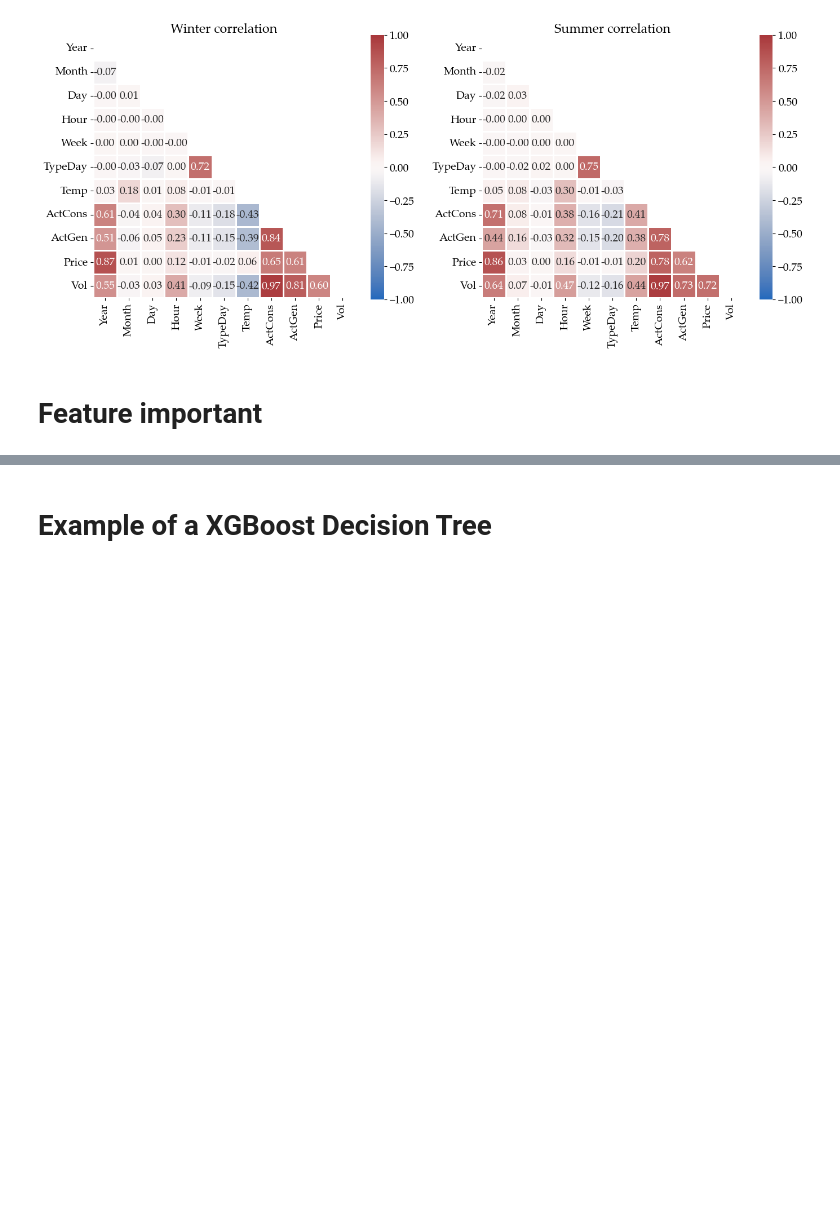
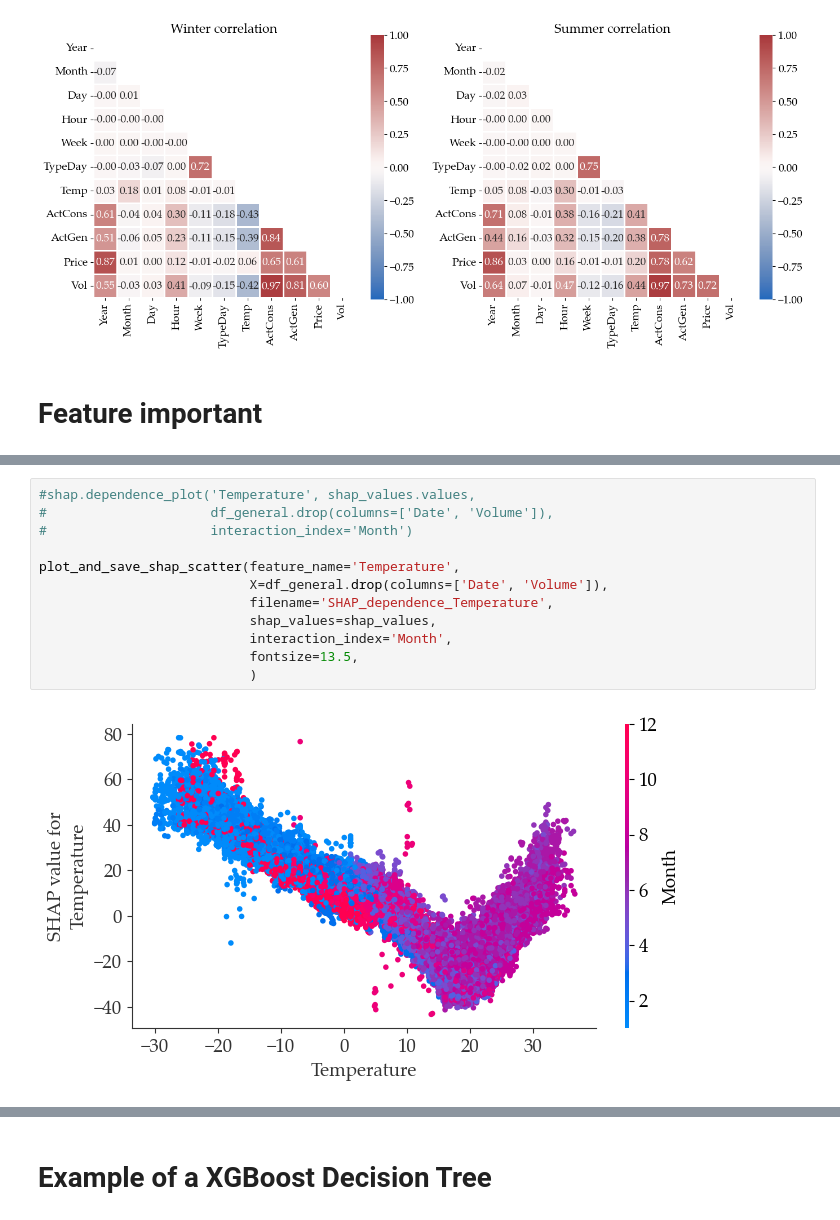
Before and after one commit to caapel/STLF, a Jupyter notebook: EDA.ipynb, the cells around one changed output, grey strips where cells are left out. Saved outputs shown, nothing was run; the diff lists cells and outputs as text; blank space fills up the shorter version.

```diff
--- a/EDA.ipynb
+++ b/EDA.ipynb
@@ -507,0 +649,14 @@ plt.show()
+# %%
+#shap.dependence_plot('Temperature', shap_values.values,
+#                     df_general.drop(columns=['Date', 'Volume']),
+#                     interaction_index='Month')
+
+plot_and_save_shap_scatter(feature_name='Temperature',
+                           X=df_general.drop(columns=['Date', 'Volume']),
+                           filename='SHAP_dependence_Temperature',
+                           shap_values=shap_values,
+                           interaction_index='Month',
+                           fontsize=13.5,
+                           )
+# %% [output]
+[figure, added]
```
Also changed, not shown: parts of 38 cells of this notebook, 2 other files.
